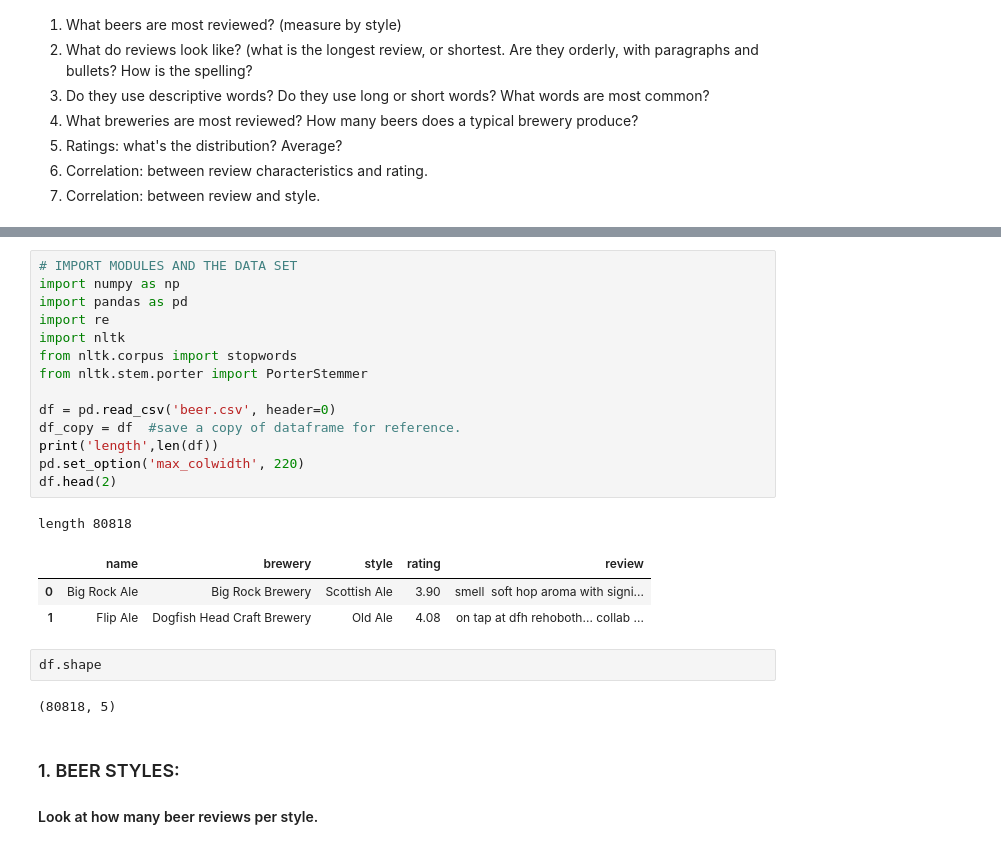
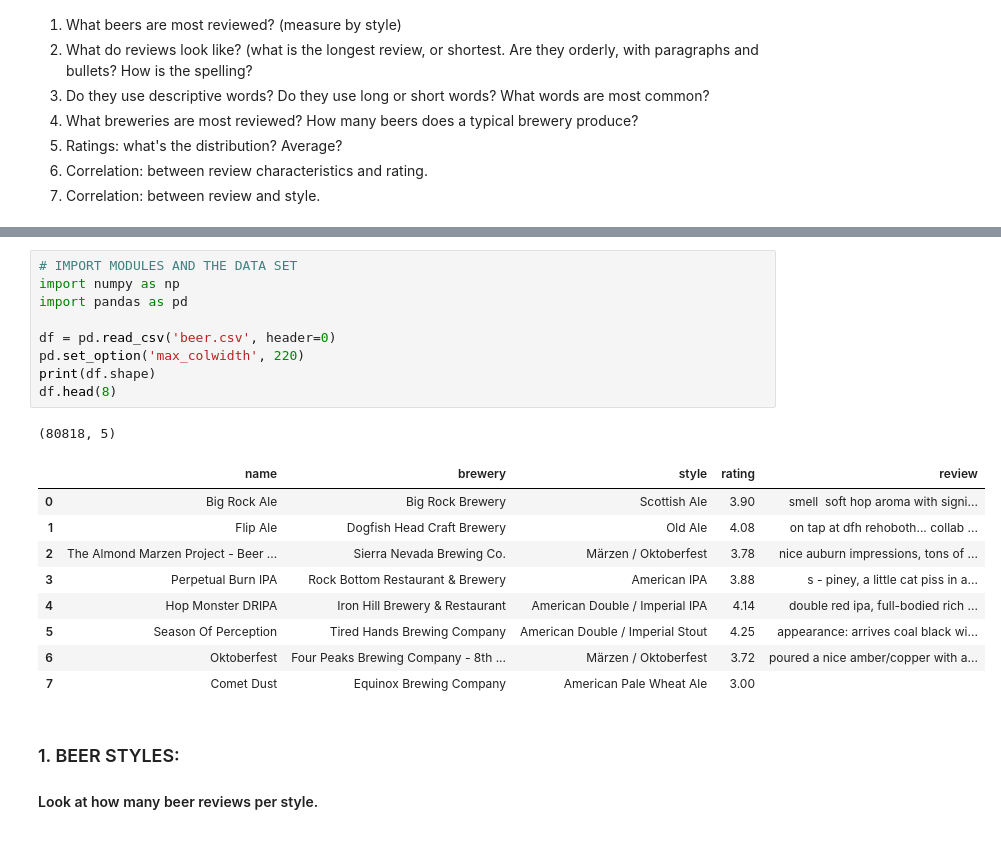
Before and after one commit to misterhappy2/beer, a Jupyter notebook: Beer story.ipynb, the cells around one changed output, grey strips where cells are left out. Saved outputs shown, nothing was run; the diff lists cells and outputs as text.

```diff
--- a/Beer story.ipynb
+++ b/Beer story.ipynb
@@ -20,16 +19,11 @@ This is my second project at Springboard, meant to apply supervised learning tec
 # IMPORT MODULES AND THE DATA SET
 import numpy as np
 import pandas as pd
-import re
-import nltk
-from nltk.corpus import stopwords
-from nltk.stem.porter import PorterStemmer
 
 df = pd.read_csv('beer.csv', header=0)
-df_copy = df  #save a copy of dataframe for reference.
-print('length',len(df))
 pd.set_option('max_colwidth', 220)
-df.head(2)
+print(df.shape)
+df.head(8)
 # %% [output]
-length 80818
+(80818, 5)
 |  | name | brewery | style | rating | review |
@@ -37,8 +31,10 @@ length 80818
 | 1 | Flip Ale | Dogfish Head Craft Brewery | Old Ale | 4.08 | on tap at dfh rehoboth... collab ... |
+| 2 | The Almond Marzen Project - Beer ... | Sierra Nevada Brewing Co. | Märzen / Oktoberfest | 3.78 | nice auburn impressions, tons of ... |
+| 3 | Perpetual Burn IPA | Rock Bottom Restaurant & Brewery | American IPA | 3.88 | s - piney, a little cat piss in a... |
+| 4 | Hop Monster DRIPA | Iron Hill Brewery & Restaurant | American Double / Imperial IPA | 4.14 | double red ipa, full-bodied rich ... |
+| 5 | Season Of Perception | Tired Hands Brewing Company | American Double / Imperial Stout | 4.25 | appearance: arrives coal black wi... |
+| 6 | Oktoberfest | Four Peaks Brewing Company - 8th ... | Märzen / Oktoberfest | 3.72 | poured a nice amber/copper with a... |
+| 7 | Comet Dust | Equinox Brewing Company | American Pale Wheat Ale | 3.00 |  |
-# %%
-df.shape
-# %% [output]
-(80818, 5)
 # %% [markdown]
 ### 1. BEER STYLES:
 #### Look at how many beer reviews per style.
```
Also changed, not shown: parts of 23 cells of this notebook.
